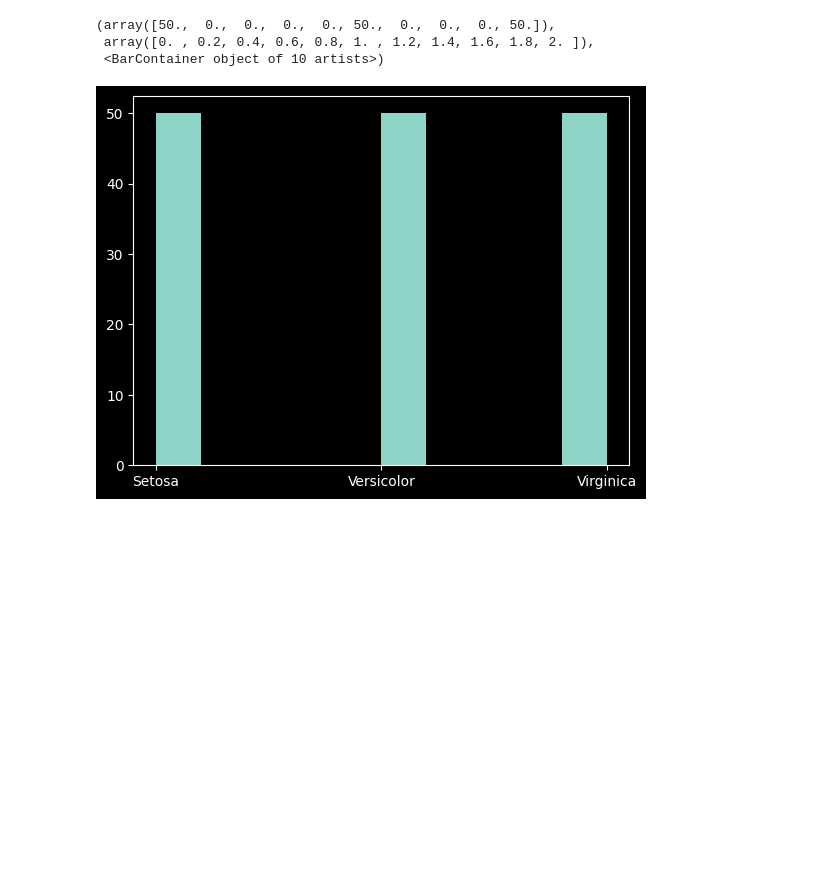
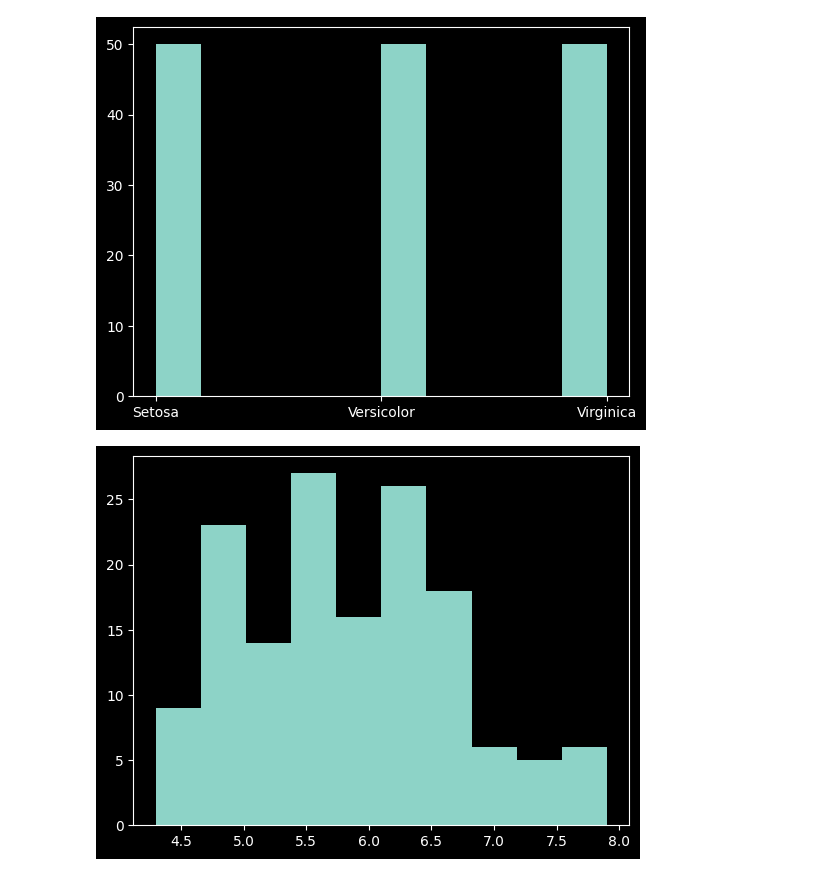
Before and after one commit to AmitavaDatta2004/PYTHON-II-LAB--PCCAIML492-, a Jupyter notebook: pca2/2.ipynb, the cells around one changed output. Cells and saved outputs as stored; diff of their text form; code cells hidden in the pictures; blank space fills up the shorter version.

```diff
--- a/pca2/2.ipynb
+++ b/pca2/2.ipynb
@@ -32,7 +143,0 @@ plt.show
-# %%
-plt.hist(iris['variety'])
-# %% [output]
-(array([50.,  0.,  0.,  0.,  0., 50.,  0.,  0.,  0., 50.]),
- array([0. , 0.2, 0.4, 0.6, 0.8, 1. , 1.2, 1.4, 1.6, 1.8, 2. ]),
- <BarContainer object of 10 artists>)
-[figure, removed]
@@ -40,0 +144,12 @@ sb.scatterplot()
+# %%
+plt.hist(data['variety'])
+plt.show()
+plt.hist(data['sepal.length'])
+plt.show()
+plt.hist(data['sepal.width'])
+plt.show()
+plt.hist(data['petal.width'])
+plt.show()
+# %% [output]
+[figure, added]
+[figure, added]
```
Also changed, not shown: parts of 27 cells of this notebook, 3 other files.
